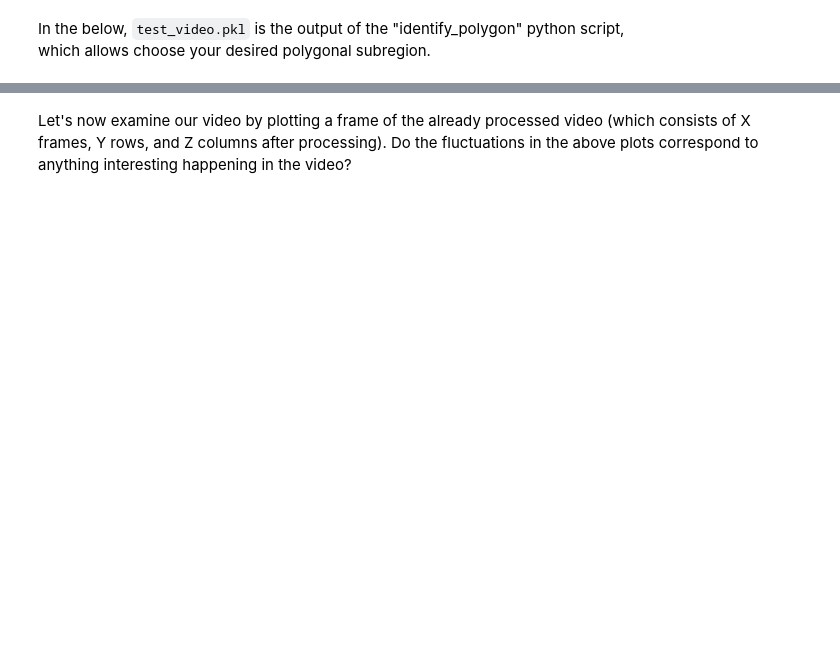
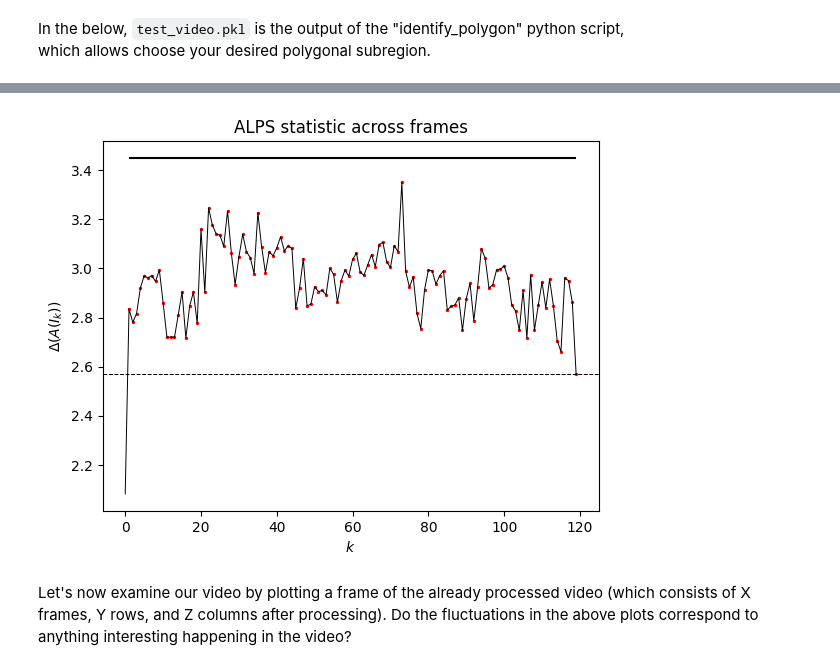
Before and after one commit to manilasoldier/detectda, a Jupyter notebook: detectda_demo.ipynb, the cells around one changed output, grey strips where cells are left out. Saved outputs shown, nothing was run; the diff lists cells and outputs as text; code cells hidden in the pictures; blank space fills up the shorter version.

```diff
--- a/detectda_demo.ipynb
+++ b/detectda_demo.ipynb
@@ -42,2 +34,6 @@ You need to create 'test_video_vacuum.pkl'!!!
+# %%
+impol_vac.plot_hypo()
+# %% [output]
+[figure, added]
 # %% [markdown]
 Let's now examine our video by plotting a frame of the already processed video (which consists of X frames, Y rows, and Z columns after processing). Do the fluctuations in the above plots correspond to anything interesting happening in the video?
```
Also changed, not shown: parts of 5 cells of this notebook, 12 other files.
